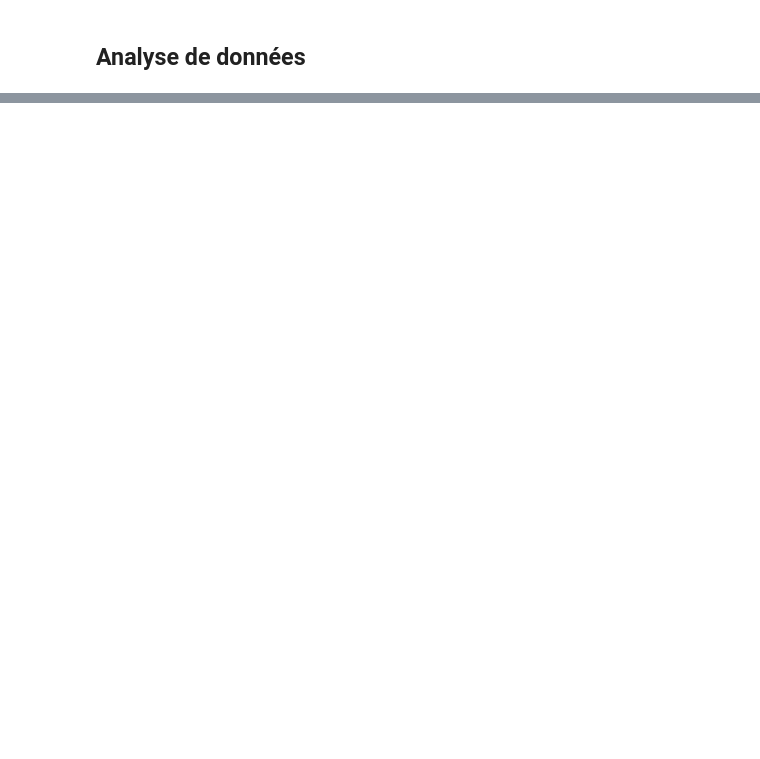
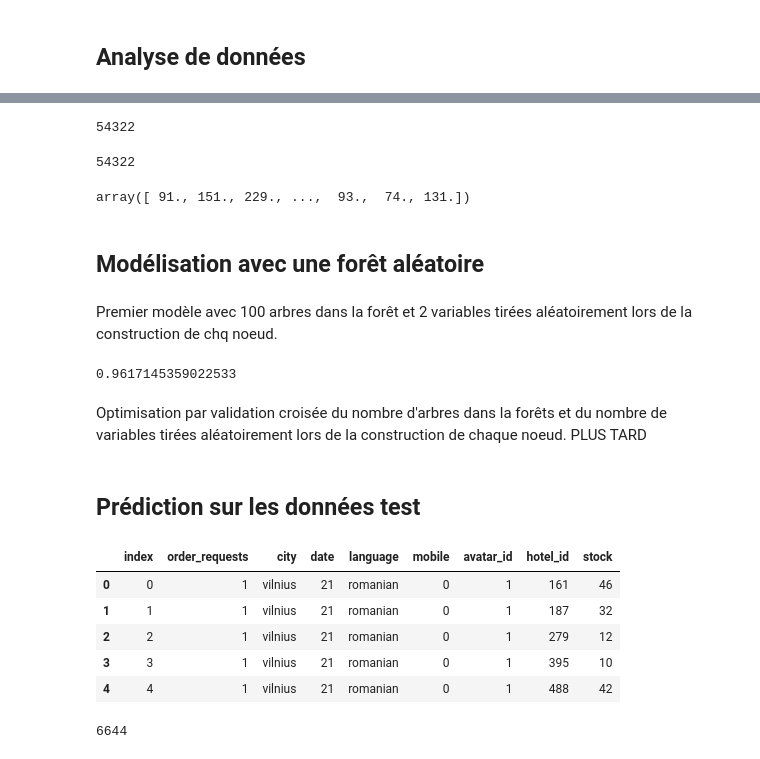
Before and after one commit to TryoenJ/Defi-IA, a Jupyter notebook: model.ipynb, the cells around one changed output, grey strips where cells are left out. Saved outputs shown, nothing was run; the diff lists cells and outputs as text; code cells hidden in the pictures; blank space fills up the shorter version.

```diff
--- a/model.ipynb
+++ b/model.ipynb
@@ -103,0 +165,15 @@ plt.show()
+# %%
+len(Xtrain)
+# %% [output]
+54322
+# %%
+len(Ytrain)
+# %% [output]
+54322
+# %%
+Y = np.ravel(Ytrain)
+Y
+# %% [output]
+array([ 91., 151., 229., ...,  93.,  74., 131.])
+# %% [markdown]
+## Modélisation avec une forêt aléatoire
@@ -103,0 +183,17 @@ plt.show()
+# %% [markdown]
+Premier modèle avec 100 arbres dans la forêt et 2 variables tirées aléatoirement lors de la construction de chq noeud.
+# %%
+from sklearn.ensemble import RandomForestRegressor
+# définition des paramètres
+forest = RandomForestRegressor(n_estimators=100,
+   criterion='mse', max_depth=None,
+   min_samples_split=2, min_samples_leaf=1,
+   max_features='auto', max_leaf_nodes=None,
+   bootstrap=True, oob_score=True)
+# apprentissage
+rfFit = forest.fit(Xtrain,Y)
+print(rfFit.oob_score_) #proportion de bonnes prédictions avec l'échantillon train
+# %% [output]
+0.9617145359022533
+# %% [markdown]
+Optimisation par validation croisée du nombre d'arbres dans la forêts et du nombre de variables tirées aléatoirement lors de la construction de chaque noeud. PLUS TARD
@@ -103,0 +207,16 @@ plt.show()
+# %% [markdown]
+## Prédiction sur les données test
+# %%
+test = pd.read_csv('./defi-ia-2023/test_set.csv')
+test.head()
+# %% [output]
+|  | index | order_requests | city | date | language | mobile | avatar_id | hotel_id | stock |
+| 0 | 0 | 1 | vilnius | 21 | romanian | 0 | 1 | 161 | 46 |
+| 1 | 1 | 1 | vilnius | 21 | romanian | 0 | 1 | 187 | 32 |
+| 2 | 2 | 1 | vilnius | 21 | romanian | 0 | 1 | 279 | 12 |
+| 3 | 3 | 1 | vilnius | 21 | romanian | 0 | 1 | 395 | 10 |
+| 4 | 4 | 1 | vilnius | 21 | romanian | 0 | 1 | 488 | 42 |
+# %%
+len(test)
+# %% [output]
+6644
```
Also changed, not shown: parts of 21 cells of this notebook.
